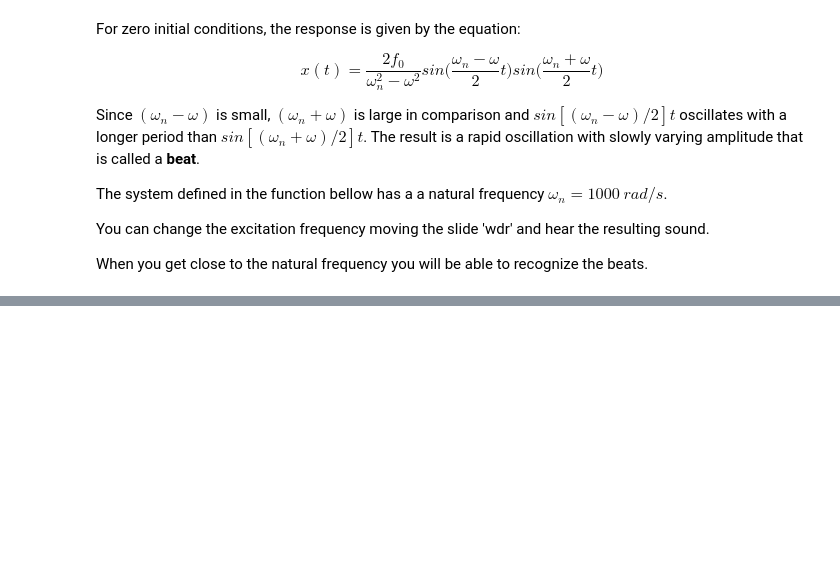
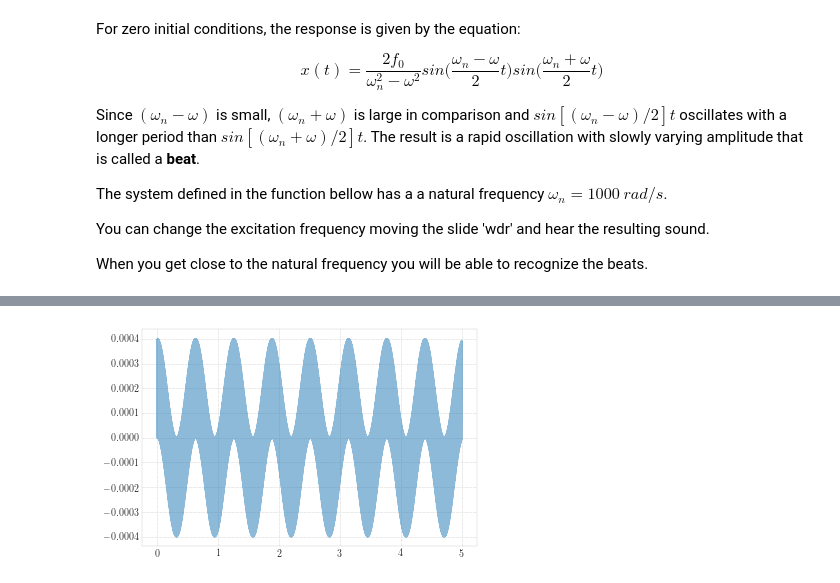
Before and after one commit to vibrationtoolbox/vibration_toolbox, a Jupyter notebook: docs/examples/Beats.ipynb, the cells around one changed output, grey strips where cells are left out. Drawn from its saved outputs; the diff is of its cells as text; code cells hidden in the pictures; blank space fills up the shorter version.

```diff
--- a/docs/examples/Beats.ipynb
+++ b/docs/examples/Beats.ipynb
@@ -37,0 +46,3 @@ display(w);
+# %%
+f(wdr=10)
+# %% [output]
@@ -37,0 +50 @@ display(w);
+[figure, added]
```
Also changed, not shown: parts of 8 cells of this notebook, 5 other files.
